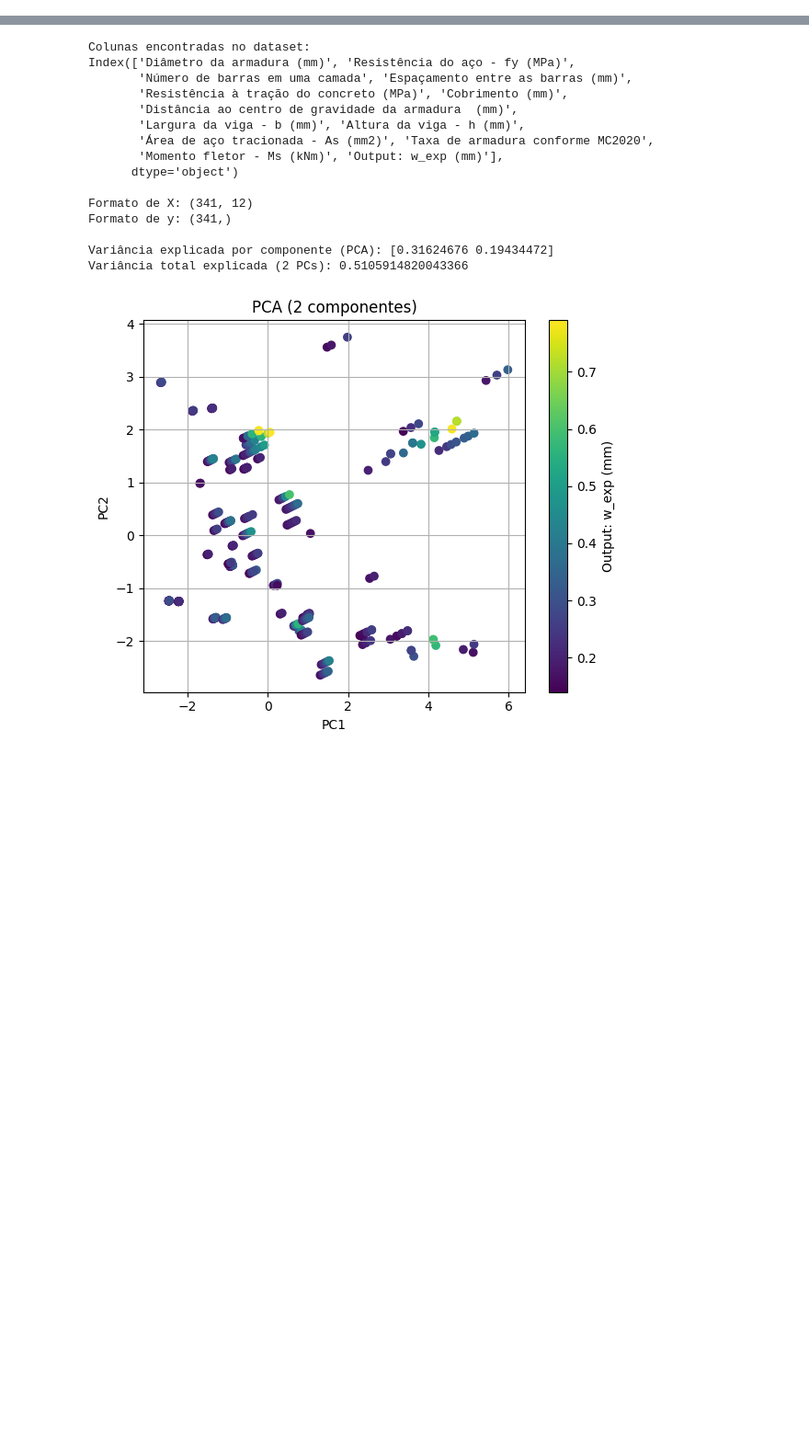
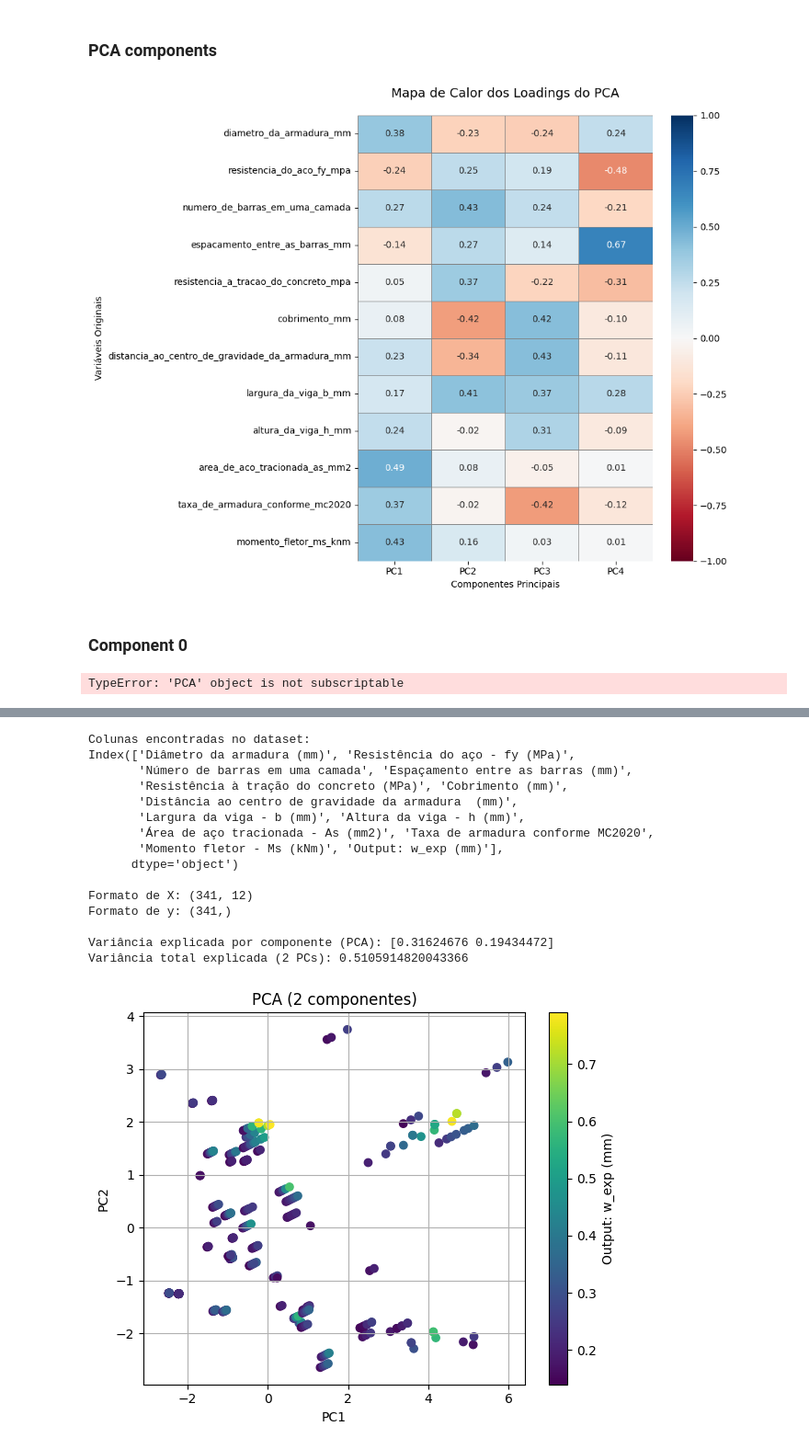
Before and after one commit to wmpjrufg/crack_prediction_symbolic_regression, a Jupyter notebook: pca_tsne.ipynb, the cells around one changed output, grey strips where cells are left out. Shown at 92% size. Saved outputs shown, nothing was run; the diff lists cells and outputs as text; code cells hidden in the pictures; blank space fills up the shorter version.

```diff
--- a/pca_tsne.ipynb
+++ b/pca_tsne.ipynb
@@ -41,0 +37,9 @@ df
+# %%
+x = x[['diametro_da_armadura_mm', 'resistencia_do_aco_fy_mpa',
+       'numero_de_barras_em_uma_camada', 'espacamento_entre_as_barras_mm',
+       'resistencia_a_tracao_do_concreto_mpa', 'cobrimento_mm',
+       'distancia_ao_centro_de_gravidade_da_armadura_mm',
+       'largura_da_viga_b_mm', 'altura_da_viga_h_mm',
+       'area_de_aco_tracionada_as_mm2', 'taxa_de_armadura_conforme_mc2020',
+       'momento_fletor_ms_knm']]
+x
@@ -41,0 +62,5 @@ df
+# %%
+scaler = StandardScaler()
+x_scaled = scaler.fit_transform(x)
+x_scaled = pd.DataFrame(x_scaled, columns=x.columns)
+x_scaled
@@ -41,0 +85,4 @@ df
+# %%
+pca = PCA(n_components=4, random_state=42)
+pca.fit(x_scaled)
+print("Explained variance ratio:", pca.explained_variance_ratio_)
@@ -41,0 +94,41 @@ df
+# %% [markdown]
+### PCA components
+# %%
+loadings = pd.DataFrame(
+    pca.components_.T,  # Transpor: variáveis nas linhas, PCs nas colunas
+    columns=[f'PC{i+1}' for i in range(pca.n_components_)],
+    index=x_scaled.columns if hasattr(x_scaled, 'columns') else [f'Var_{i}' for i in range(x_scaled.shape[1])]
+)
+
+import seaborn as sns
+
+# 2. Heatmap dos loadings
+plt.figure(figsize=(10, 8))
+sns.heatmap(
+    loadings,
+    annot=True,  # Mostra os valores nas células
+    fmt=".2f",   # Formato com 2 casas decimais
+    cmap='RdBu', # Mapa de cores divergente (azul-negativo, vermelho-positivo)
+    center=0,    # Centralizar em 0
+    vmin=-1, vmax=1,  # Loadings variam tipicamente entre -1 e 1
+    linewidths=0.5,
+    linecolor='gray'
+)
+
+plt.title('Mapa de Calor dos Loadings do PCA', fontsize=14, pad=20)
+plt.xlabel('Componentes Principais')
+plt.ylabel('Variáveis Originais')
+plt.tight_layout()
+plt.show()
+# %% [output]
+[figure, added]
+# %% [markdown]
+### Component 0
+# %%
+plt.scatter(pca[:, 0], pca[:, 1])
+plt.xlabel("PC1")
+plt.ylabel("PC2")
+plt.title("PCA Projection (PC1 vs PC2)")
+plt.show()
+# %% [output]
+TypeError: 'PCA' object is not subscriptable
```
Also changed, not shown: parts of 15 cells of this notebook, 7 other files.
